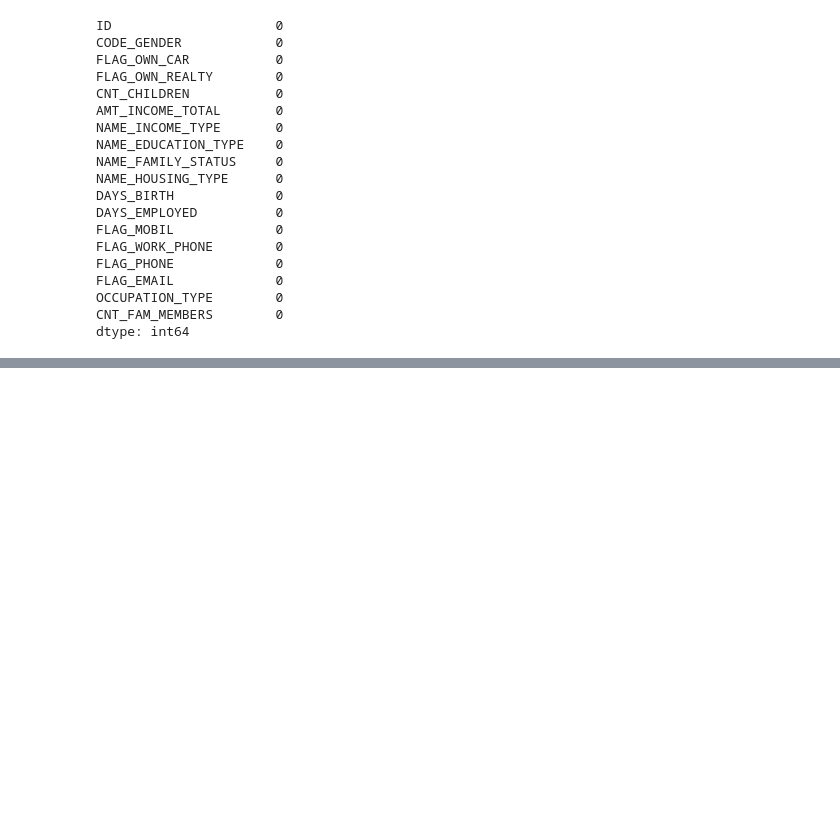
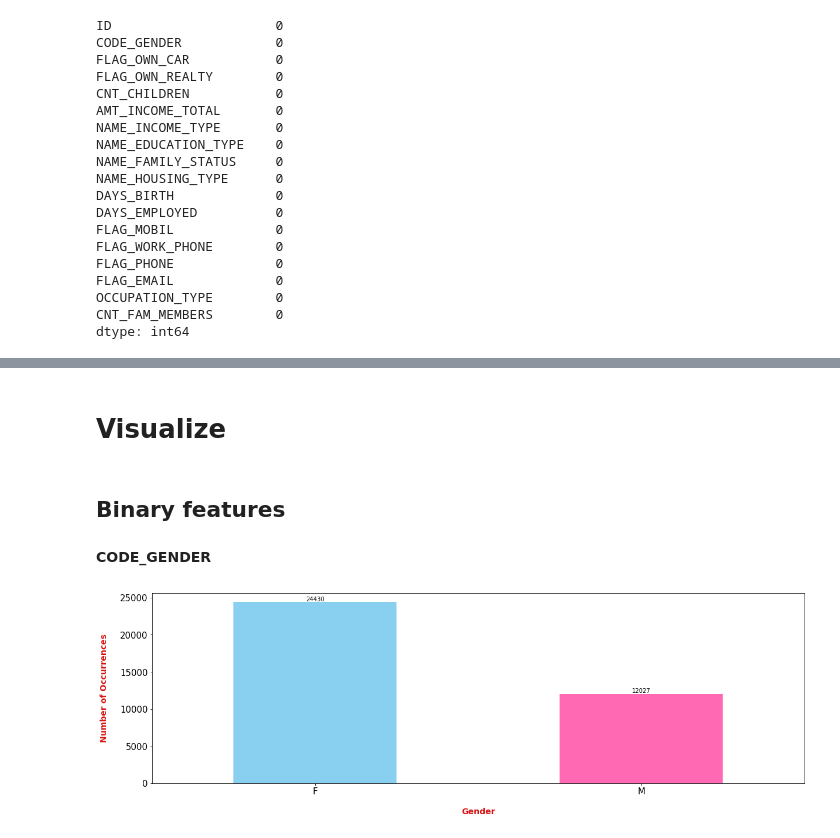
Before and after one commit to nguyenbathanh37/BI-Final, a Jupyter notebook: EDA datasets.ipynb, the cells around one changed output, grey strips where cells are left out. Drawn from its saved outputs; the diff is of its cells as text; code cells hidden in the pictures; blank space fills up the shorter version.

```diff
--- a/EDA datasets.ipynb
+++ b/EDA datasets.ipynb
@@ -152,0 +181,4 @@ dtype: int64
+# %%
+begin_month=pd.DataFrame(credit_df.groupby(["ID"])["MONTHS_BALANCE"].agg(min))
+begin_month=begin_month.rename(columns={'MONTHS_BALANCE':'BEGIN_MONTH'})
+df=pd.merge(application_df,begin_month,how="left",on="ID")
@@ -152,0 +209,8 @@ dtype: int64
+# %%
+credit_df['TARGET'] = None
+credit_df['TARGET'][credit_df['STATUS'] =='1']='Yes'
+credit_df['TARGET'][credit_df['STATUS'] =='2']='Yes'
+credit_df['TARGET'][credit_df['STATUS'] =='3']='Yes'
+credit_df['TARGET'][credit_df['STATUS'] =='4']='Yes'
+credit_df['TARGET'][credit_df['STATUS'] =='5']='Yes'
+credit_df
@@ -152,0 +231,9 @@ dtype: int64
+# %%
+cpunt=credit_df.groupby('ID').count()
+cpunt['TARGET'][cpunt['TARGET'] > 0]=1
+cpunt['TARGET'][cpunt['TARGET'] == 0]=0
+cpunt = cpunt[['TARGET']]
+cpunt
+df=pd.merge(df,cpunt,how='inner',on='ID')
+df = df.dropna()
+df
@@ -152,0 +254,17 @@ dtype: int64
+# %% [markdown]
+# Visualize
+# %% [markdown]
+## Binary features
+# %% [markdown]
+   **CODE_GENDER**
+# %%
+plt.figure(figsize = (20, 6))
+ax = df["CODE_GENDER"].value_counts().plot(kind = 'bar', color = colors, rot = 0)
+
+for p in ax.patches:
+    ax.annotate(int(p.get_height()), (p.get_x() + 0.25, p.get_height() + 1), ha = 'center', va = 'bottom', color = 'black')
+    ax.tick_params(axis = 'both', labelsize = 15)
+plt.xlabel('Gender', weight = "bold", color = "#D71313", fontsize = 14, labelpad = 20)
+plt.ylabel('Number of Occurrences', weight = "bold", color = "#D71313", fontsize = 14, labelpad = 20);
+# %% [output]
+[figure, added]
```
Also changed, not shown: parts of 61 cells of this notebook.
